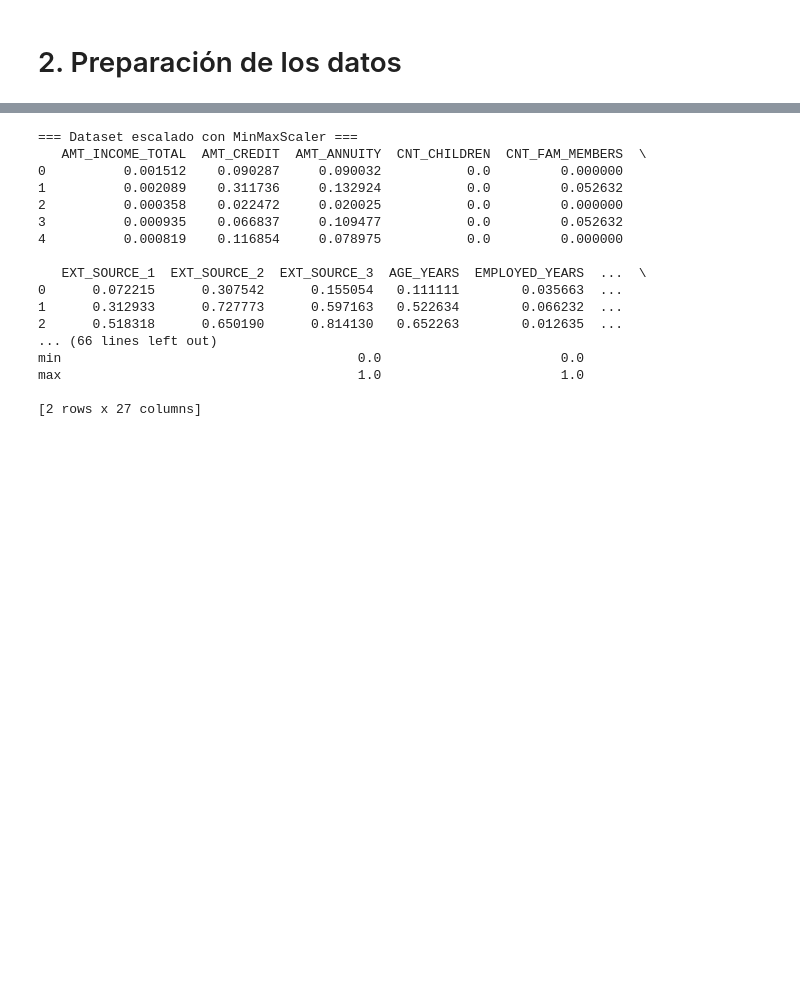
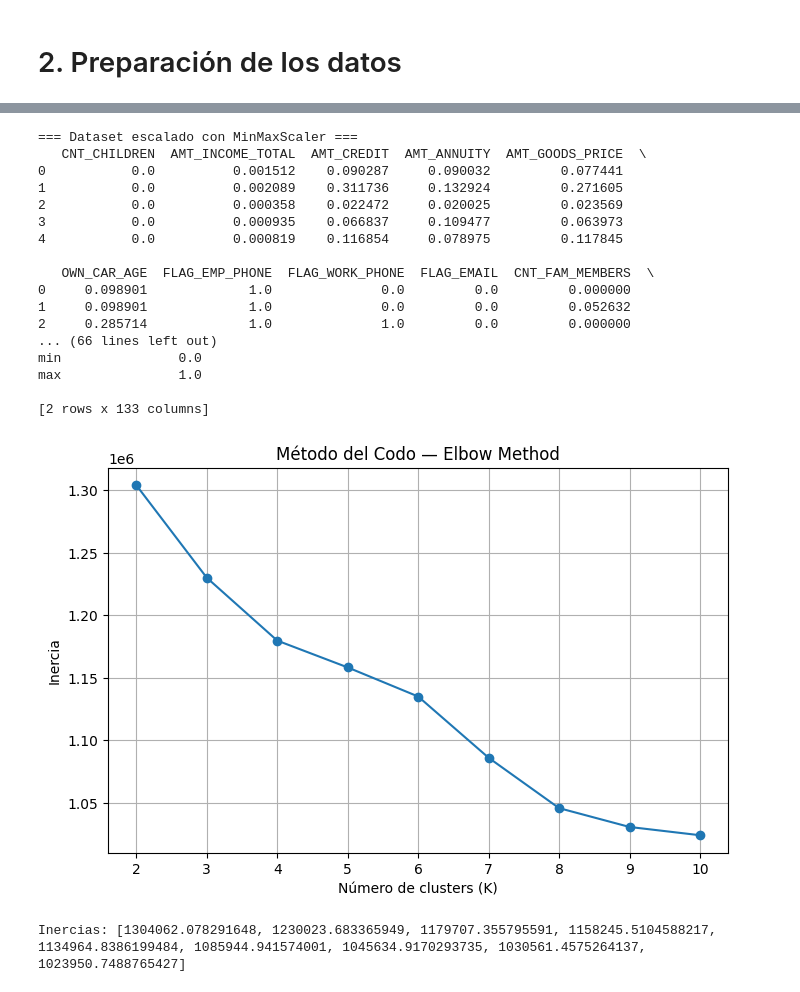
Before and after one commit to ezequielesq/Prueba-N3-Machine-Learning, a Jupyter notebook: Prueba_N°3.ipynb, the cells around one changed output, grey strips where cells are left out. Saved outputs shown, nothing was run; the diff lists cells and outputs as text; code cells hidden in the pictures; blank space fills up the shorter version.

```diff
--- a/Prueba_N°3.ipynb
+++ b/Prueba_N°3.ipynb
@@ -602,3 +549,7 @@ Columnas con altos nulos: 49
 Columnas con un solo valor: 0
 Duplicados: 0
 DAYS_EMPLOYED anomalías: 55374
+# %%
+print("\nLista de columnas:")
+for col in app.columns:
+    print("-", col)
@@ -1202,44 +1011,61 @@ Inercia (KMeans) con MinMaxScaler: [528827.0793701181, 479358.8528448882, 448217
 # %%
-# Escalado final con MinMaxScaler
+# Escalado final del dataset con MinMaxScaler
 
-# Todas estas variables son sensibles a rango y escala.
-# MinMaxScaler mantiene las distribuciones, evita explosiones
-# y fue superior en KMeans (menor inercia ≈ clusters más estables).
+# Todas las variables actuales ya son numéricas
+features = app.columns.tolist()
 
-features_to_scale = app_encoded.columns.tolist()
-
-# Crear instancia del escalador
 scaler = MinMaxScaler()
 
-# MinMaxScaler fue más robusto ante outliers
-# (boxplots mostraron estabilidad), y mejoró drásticamente
-# la inercia en KMeans, lo que indica clusters más compactos.
-app_scaled = scaler.fit_transform(app_encoded)
+# Escalado
+app_scaled = scaler.fit_transform(app)
 
-# Convertimos a dataframe para mantener nombres de columnas
-app_scaled = pd.DataFrame(app_scaled, columns=features_to_scale, index=app_encoded.index)
+# Crear DataFrame final
+app_tratado = pd.DataFrame(app_scaled, columns=features, index=app.index)
 
-# --- 3. Verificación ---
 print("\n=== Dataset escalado con MinMaxScaler ===")
-print(app_scaled.head())
+print(app_tratado.head())
 
 print("\nRango general tras MinMaxScaler (debería ser 0–1):")
-print(app_scaled.describe().loc[["min", "max"]])
+print(app_tratado.describe().loc[['min','max']])
 # %% [output]
 === Dataset escalado con MinMaxScaler ===
-   AMT_INCOME_TOTAL  AMT_CREDIT  AMT_ANNUITY  CNT_CHILDREN  CNT_FAM_MEMBERS  \
-0          0.001512    0.090287     0.090032           0.0         0.000000
-1          0.002089    0.311736     0.132924           0.0         0.052632
-2          0.000358    0.022472     0.020025           0.0         0.000000
-3          0.000935    0.066837     0.109477           0.0         0.052632
-4          0.000819    0.116854     0.078975           0.0         0.000000
+   CNT_CHILDREN  AMT_INCOME_TOTAL  AMT_CREDIT  AMT_ANNUITY  AMT_GOODS_PRICE  \
+0           0.0          0.001512    0.090287     0.090032         0.077441
+1           0.0          0.002089    0.311736     0.132924         0.271605
+2           0.0          0.000358    0.022472     0.020025         0.023569
+3           0.0          0.000935    0.066837     0.109477         0.063973
+4           0.0          0.000819    0.116854     0.078975         0.117845
 
-   EXT_SOURCE_1  EXT_SOURCE_2  EXT_SOURCE_3  AGE_YEARS  EMPLOYED_YEARS  ...  \
-0      0.072215      0.307542      0.155054   0.111111        0.035663  ...
-1      0.312933      0.727773      0.597163   0.522634        0.066232  ...
-2      0.518318      0.650190      0.814130   0.652263        0.012635  ...
+   OWN_CAR_AGE  FLAG_EMP_PHONE  FLAG_WORK_PHONE  FLAG_EMAIL  CNT_FAM_MEMBERS  \
+0     0.098901             1.0              0.0         0.0         0.000000
+1     0.098901             1.0              0.0         0.0         0.052632
+2     0.285714             1.0              1.0         0.0         0.000000
 ... (66 lines left out)
-min                                      0.0                       0.0
-max                                      1.0                       1.0
+min               0.0
+max               1.0
 
-[2 rows x 27 columns]
+[2 rows x 133 columns]
+# %%
+# Metodo del codo para determinar K óptimo
+
+inertias = []
+
+K_range = range(2, 11)
+
+for k in K_range:
+    km = KMeans(n_clusters=k, random_state=42, n_init='auto')
+    km.fit(app_tratado)
+    inertias.append(km.inertia_)
+
+plt.figure(figsize=(8,5))
+plt.plot(K_range, inertias, marker='o')
+plt.title("Método del Codo — Elbow Method")
+plt.xlabel("Número de clusters (K)")
+plt.ylabel("Inercia")
+plt.grid(True)
+plt.show()
+
+print("Inercias:", inertias)
+# %% [output]
+[figure, added]
+Inercias: [1304062.078291648, 1230023.683365949, 1179707.355795591, 1158245.5104588217, 1134964.8386199484, 1085944.941574001, 1045634.9170293735, 1030561.4575264137, 1023950.7488765427]
```
Also changed, not shown: parts of 34 cells of this notebook.
